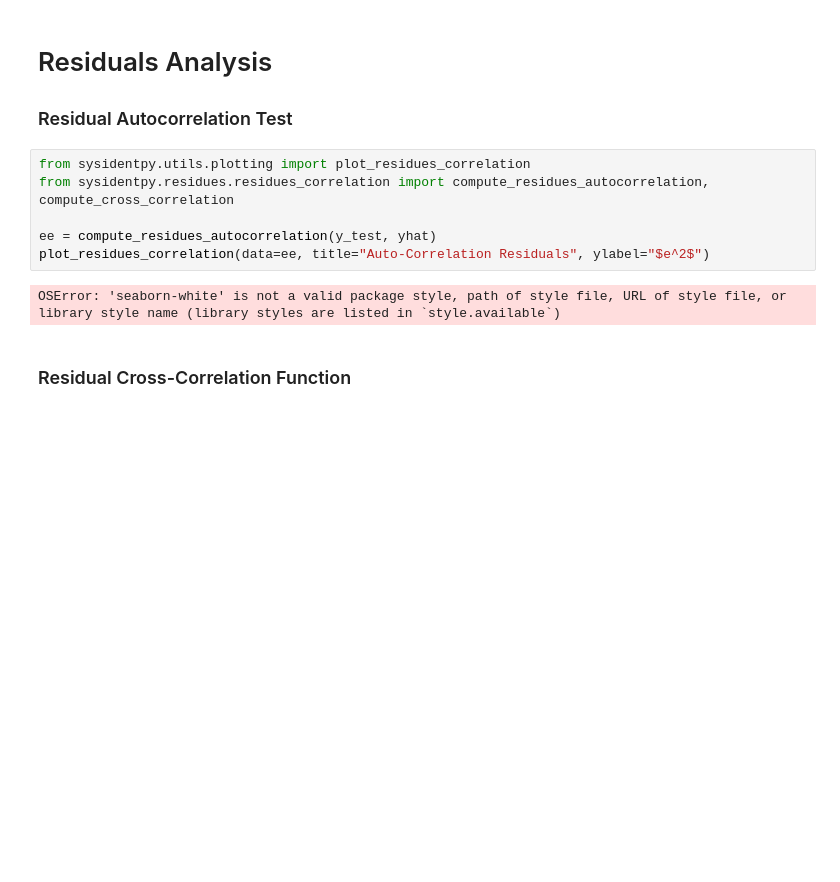
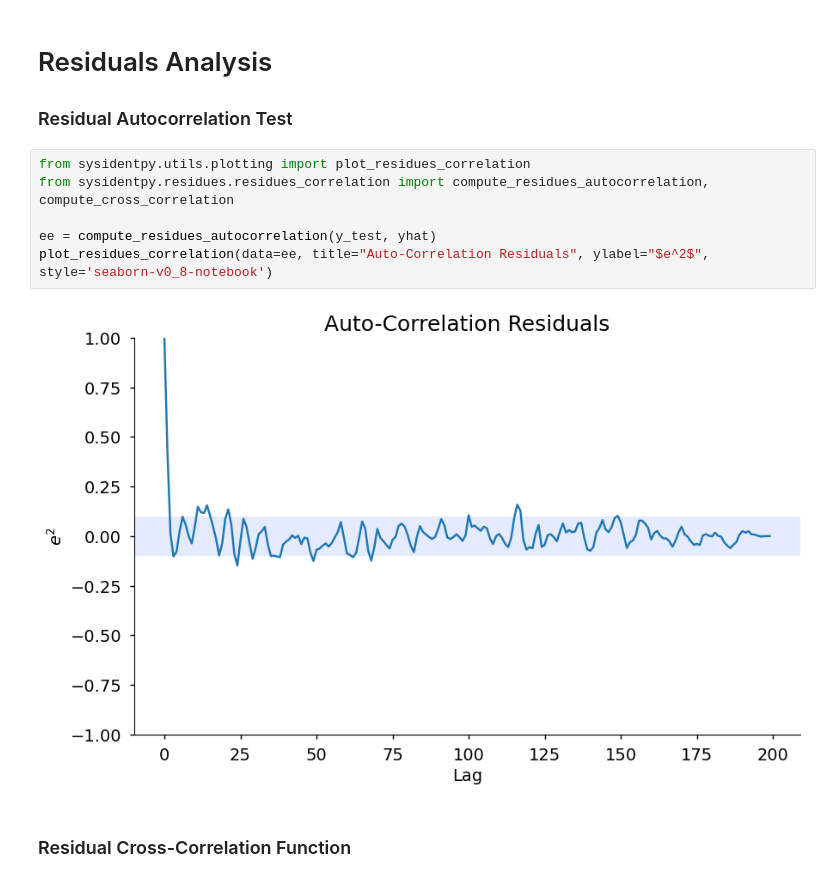
Before and after one commit to DTU-Teaching/Industrial-IoT-For-Digitization-Of-Electronic-Assets-2024, a Jupyter notebook: Module 3/code/Order Selection: AIC & BIC.ipynb, the cells around one changed output. Saved outputs shown, nothing was run; the diff lists cells and outputs as text; blank space fills up the shorter version.

```diff
--- a/Module 3/code/Order Selection: AIC & BIC.ipynb
+++ b/Module 3/code/Order Selection: AIC & BIC.ipynb
@@ -129,11 +129,11 @@ RMSE: 0.0578
 # %%
 from sysidentpy.utils.plotting import plot_residues_correlation
 from sysidentpy.residues.residues_correlation import compute_residues_autocorrelation, compute_cross_correlation
 
 ee = compute_residues_autocorrelation(y_test, yhat)
-plot_residues_correlation(data=ee, title="Auto-Correlation Residuals", ylabel="$e^2$")
+plot_residues_correlation(data=ee, title="Auto-Correlation Residuals", ylabel="$e^2$", style='seaborn-v0_8-notebook')
 # %% [output]
-OSError: 'seaborn-white' is not a valid package style, path of style file, URL of style file, or library style name (library styles are listed in `style.available`)
+[figure, added]
 # %% [markdown]
 ### Residual Cross-Correlation Function
 # %%
```
Also changed, not shown: parts of 5 cells of this notebook, 14 other files.
